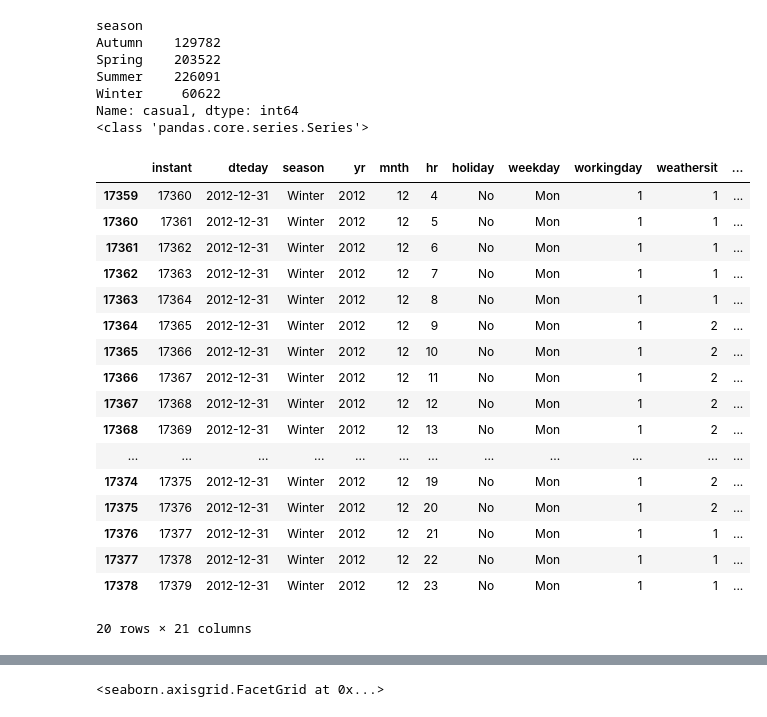
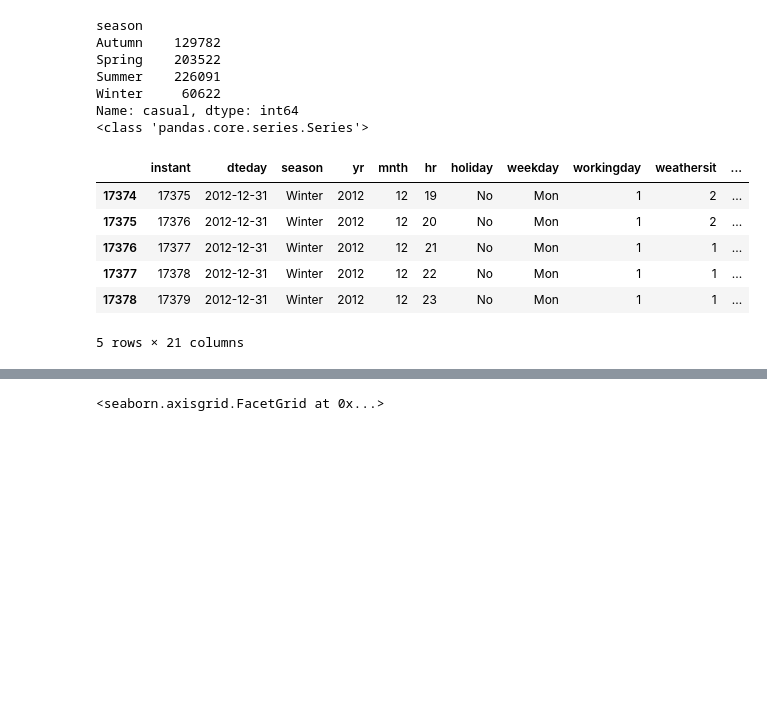
Before and after one commit to movifu1982/Bike-project, a Jupyter notebook: bike 1.ipynb, the cells around one changed output, grey strips where cells are left out. Saved outputs shown, nothing was run; the diff lists cells and outputs as text; code cells hidden in the pictures; blank space fills up the shorter version.

```diff
--- a/bike 1.ipynb
+++ b/bike 1.ipynb
@@ -752,26 +744,15 @@ Name: casual, dtype: int64
 <class 'pandas.core.series.Series'>
 # %%
 winter_usage = bike_hour[bike_hour["season"] == "Winter"]
-winter_usage.tail(20)
+winter_usage.tail(5)
 # %% [output]
 |  | instant | dteday | season | yr | mnth | hr | holiday | weekday | workingday | weathersit | ... |
-| 17359 | 17360 | 2012-12-31 | Winter | 2012 | 12 | 4 | No | Mon | 1 | 1 | ... |
-| 17360 | 17361 | 2012-12-31 | Winter | 2012 | 12 | 5 | No | Mon | 1 | 1 | ... |
-| 17361 | 17362 | 2012-12-31 | Winter | 2012 | 12 | 6 | No | Mon | 1 | 1 | ... |
-| 17362 | 17363 | 2012-12-31 | Winter | 2012 | 12 | 7 | No | Mon | 1 | 1 | ... |
-| 17363 | 17364 | 2012-12-31 | Winter | 2012 | 12 | 8 | No | Mon | 1 | 1 | ... |
-| 17364 | 17365 | 2012-12-31 | Winter | 2012 | 12 | 9 | No | Mon | 1 | 2 | ... |
-| 17365 | 17366 | 2012-12-31 | Winter | 2012 | 12 | 10 | No | Mon | 1 | 2 | ... |
-| 17366 | 17367 | 2012-12-31 | Winter | 2012 | 12 | 11 | No | Mon | 1 | 2 | ... |
-| 17367 | 17368 | 2012-12-31 | Winter | 2012 | 12 | 12 | No | Mon | 1 | 2 | ... |
-| 17368 | 17369 | 2012-12-31 | Winter | 2012 | 12 | 13 | No | Mon | 1 | 2 | ... |
-| ... | ... | ... | ... | ... | ... | ... | ... | ... | ... | ... | ... |
 | 17374 | 17375 | 2012-12-31 | Winter | 2012 | 12 | 19 | No | Mon | 1 | 2 | ... |
 | 17375 | 17376 | 2012-12-31 | Winter | 2012 | 12 | 20 | No | Mon | 1 | 2 | ... |
 | 17376 | 17377 | 2012-12-31 | Winter | 2012 | 12 | 21 | No | Mon | 1 | 1 | ... |
 | 17377 | 17378 | 2012-12-31 | Winter | 2012 | 12 | 22 | No | Mon | 1 | 1 | ... |
 | 17378 | 17379 | 2012-12-31 | Winter | 2012 | 12 | 23 | No | Mon | 1 | 1 | ... |
-20 rows × 21 columns
+5 rows × 21 columns
 # %%
 winter_usage2 = bike_hour.query("yr == '2011'")
 winter_usage3 = bike_hour.query("season == 'Winter'")
```
Also changed, not shown: parts of 34 cells of this notebook.
